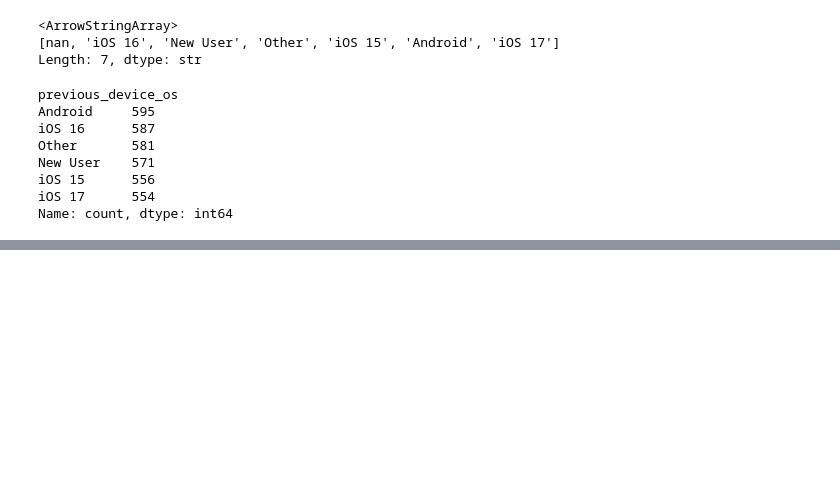
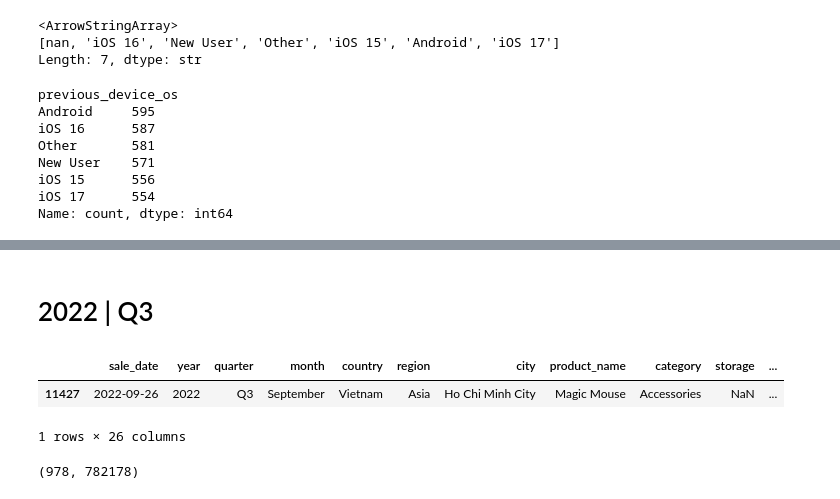
Before and after one commit to xvm-swiss/ds_Session_12_Apple_Global_Product_Sales, a Jupyter notebook: notebooks/EDA.ipynb, the cells around one changed output, grey strips where cells are left out. Saved outputs shown, nothing was run; the diff lists cells and outputs as text; code cells hidden in the pictures; blank space fills up the shorter version.

```diff
--- a/notebooks/EDA.ipynb
+++ b/notebooks/EDA.ipynb
@@ -120,0 +256,17 @@ df[ df["previous_device_os"].isna()].sample(10)
+# %% [markdown]
+# 2022 | Q3
+# %%
+Q3_y_2022 = year2022[year2022['quarter'] == 'Q3']
+
+Q3_y_2022.sample(1)
+# %% [output]
+|  | sale_date | year | quarter | month | country | region | city | product_name | category | storage | ... |
+| 11427 | 2022-09-26 | 2022 | Q3 | September | Vietnam | Asia | Ho Chi Minh City | Magic Mouse | Accessories | NaN | ... |
+1 rows × 26 columns
+# %%
+Q3_y_2022_sum = len (Q3_y_2022)
+Q3_y_2022_sum_price = round(Q3_y_2022["unit_price_usd"].sum())
+
+Q3_y_2022_sum, Q3_y_2022_sum_price
+# %% [output]
+(978, 782178)
```
Also changed, not shown: parts of 189 cells of this notebook, 4 other files.
